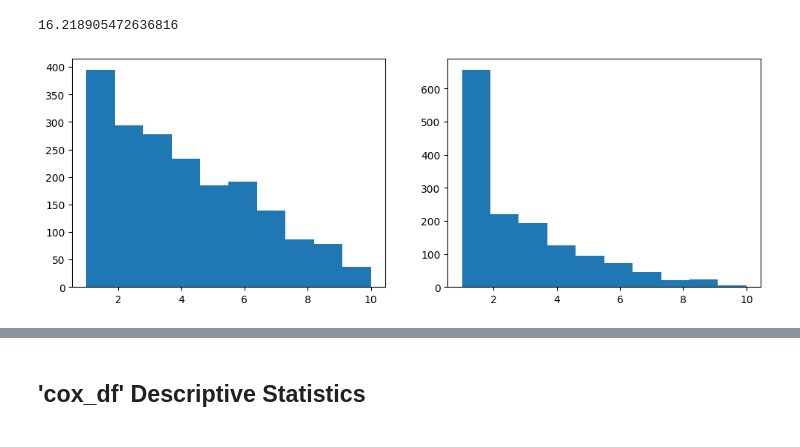
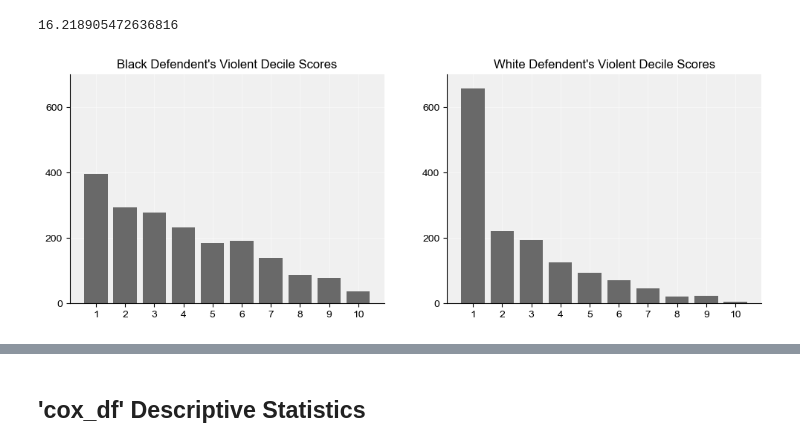
Before and after one commit to lisds/project-BannedBooks, a Jupyter notebook: Playground.ipynb, the cells around one changed output, grey strips where cells are left out. Drawn from its saved outputs; the diff is of its cells as text; code cells hidden in the pictures.

```diff
--- a/Playground.ipynb
+++ b/Playground.ipynb
@@ -148,9 +201,19 @@ High       279
 Name: count, dtype: int64
 652
 16.218905472636816
+# %%
+violent_df['Index'] = violent_df.index
+v_african_american_barchart = violent_df[violent_df['race'] == 'African-American'].groupby(['v_decile_score'])['Index'].unique().apply(len)
+v_caucasian_barchart = violent_df[violent_df['race'] == 'Caucasian'].groupby(['v_decile_score'])['Index'].unique().apply(len)
+violent_df = violent_df.drop(['Index'],axis=1)
 # %%
 fig, (ax1, ax2) = plt.subplots(1, 2, figsize=(12,4))
-ax1.hist(violent_df[violent_df['race'] == 'African-American']['v_decile_score'],bins=10);
-ax2.hist(violent_df[violent_df['race'] == 'Caucasian']['v_decile_score'],bins=10);
+
+graph_formats.barchart_setting(ax1,ax2,700)
+
+ax1.bar(v_african_american_barchart.index,v_african_american_barchart.values,color='dimgrey',zorder=2)
+ax1.set_title("Black Defendent's Violent Decile Scores")
+ax2.bar(v_caucasian_barchart.index,v_caucasian_barchart.values,color='dimgrey',zorder=2)
+ax2.set_title("White Defendent's Violent Decile Scores");
 # %% [output]
-[figure, old version]
+[figure, new version]
```
Also changed, not shown: parts of 25 cells of this notebook, 6 other files.
